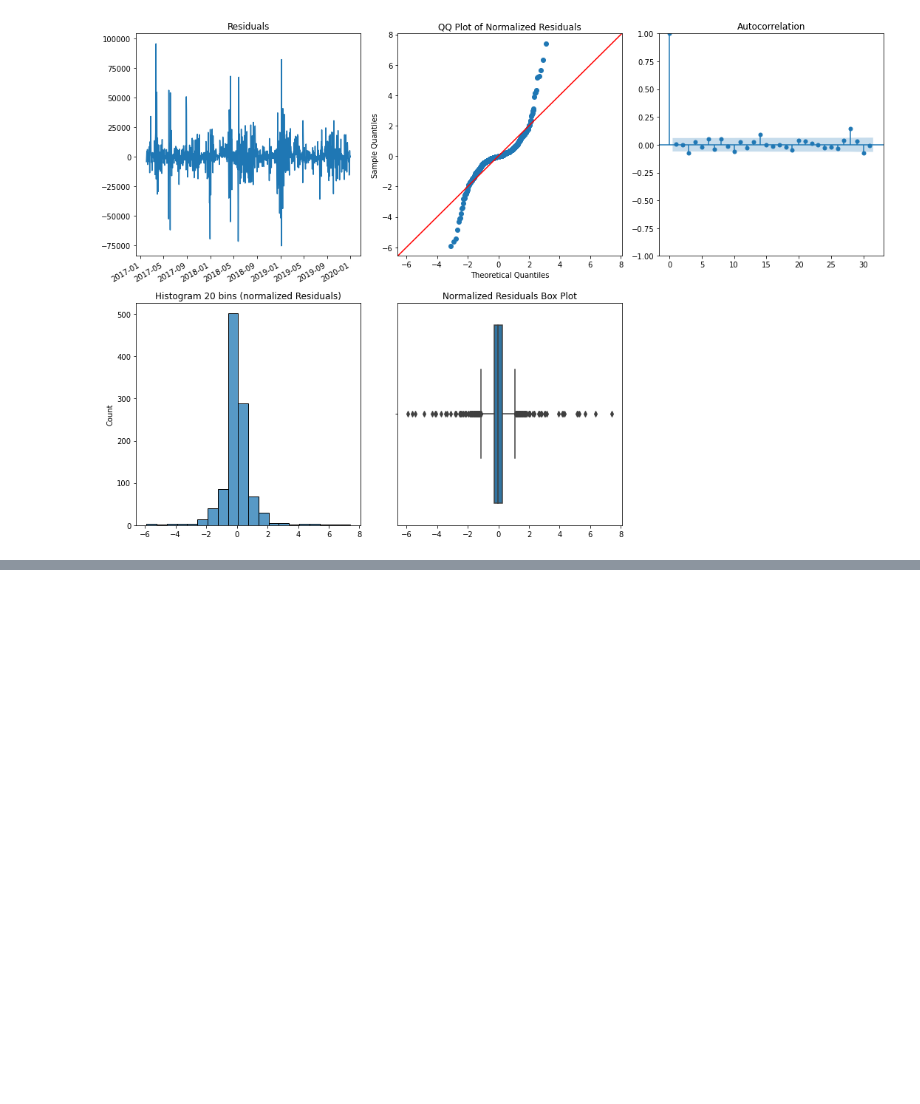
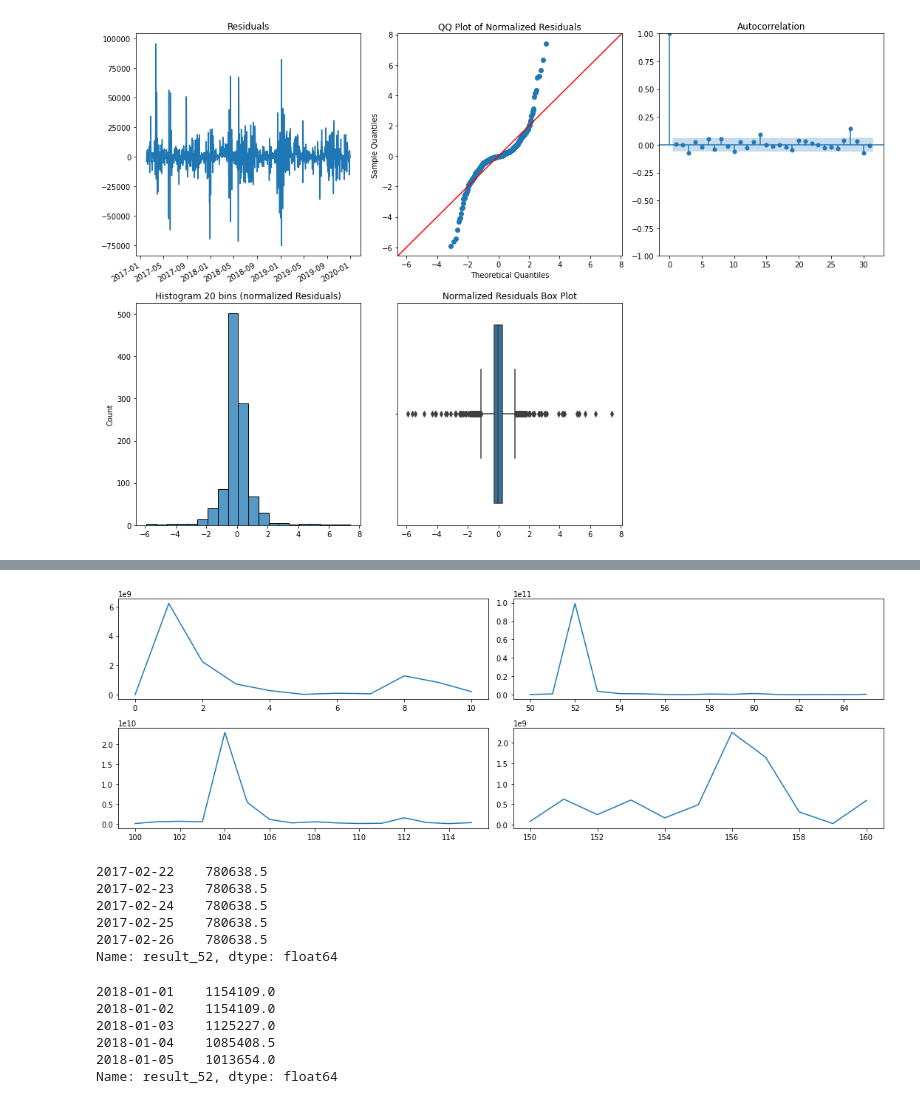
Before and after one commit to arigarmendia/Time-Series, a Jupyter notebook: TP/molinetes.ipynb, the cells around one changed output, grey strips where cells are left out. Drawn from its saved outputs; the diff is of its cells as text; code cells hidden in the pictures; blank space fills up the shorter version.

```diff
--- a/TP/molinetes.ipynb
+++ b/TP/molinetes.ipynb
@@ -782,0 +776,36 @@ dtype: float64
+# %%
+periodogram = pd.DataFrame(f, columns=['freq'])
+periodogram['PSD'] = Pxx_den
+periodogram.set_index(keys='freq', inplace=True)
+
+fig, ax = plt.subplots(2,2,figsize=(15,5))
+ax[0,0].plot(periodogram.PSD[0:10])
+#ax[0,1].plot(periodogram.PSD[100:200])
+#ax[1,0].plot(periodogram.PSD[310:315])
+#ax[1,1].plot(periodogram.PSD[460:475])
+ax[0,1].plot(periodogram.PSD[50:65])
+ax[1,0].plot(periodogram.PSD[100:115])
+ax[1,1].plot(periodogram.PSD[150:160])
+plt.tight_layout()
+# %% [output]
+[figure, added]
+# %%
+smoothed_52 = rolling_median.result_52[52:]
+smoothed_52.head()
+# %% [output]
+2017-02-22    780638.5
+2017-02-23    780638.5
+2017-02-24    780638.5
+2017-02-25    780638.5
+2017-02-26    780638.5
+Name: result_52, dtype: float64
+# %%
+smoothed_52_sampled = smoothed_52.iloc[313:678]
+smoothed_52_sampled.head()
+# %% [output]
+2018-01-01    1154109.0
+2018-01-02    1154109.0
+2018-01-03    1125227.0
+2018-01-04    1085408.5
+2018-01-05    1013654.0
+Name: result_52, dtype: float64
```
Also changed, not shown: parts of 25 cells of this notebook.
